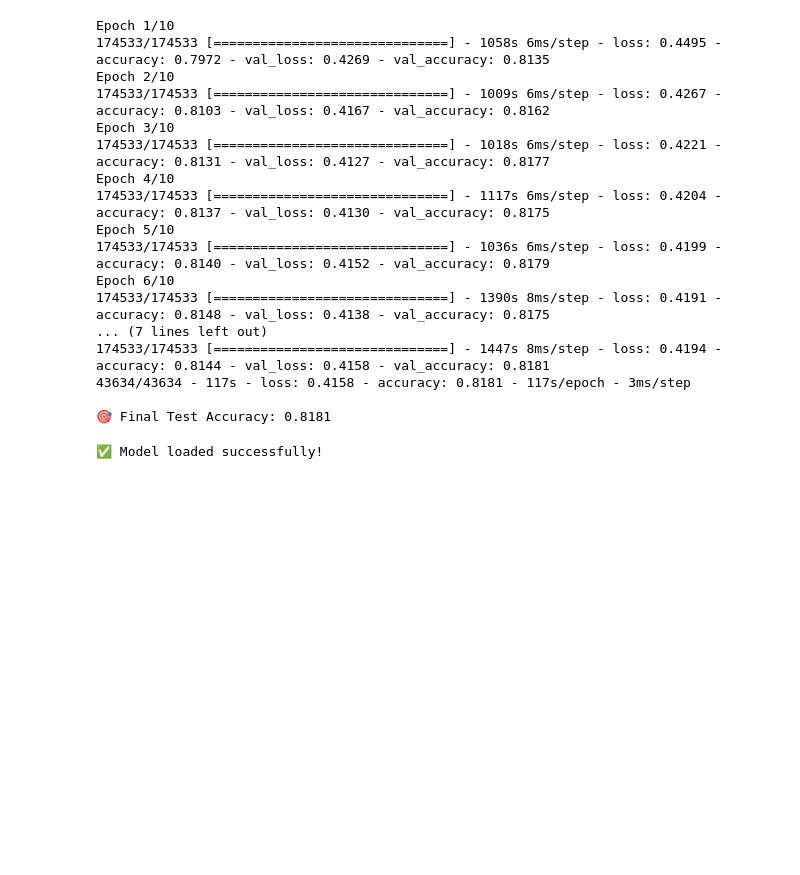
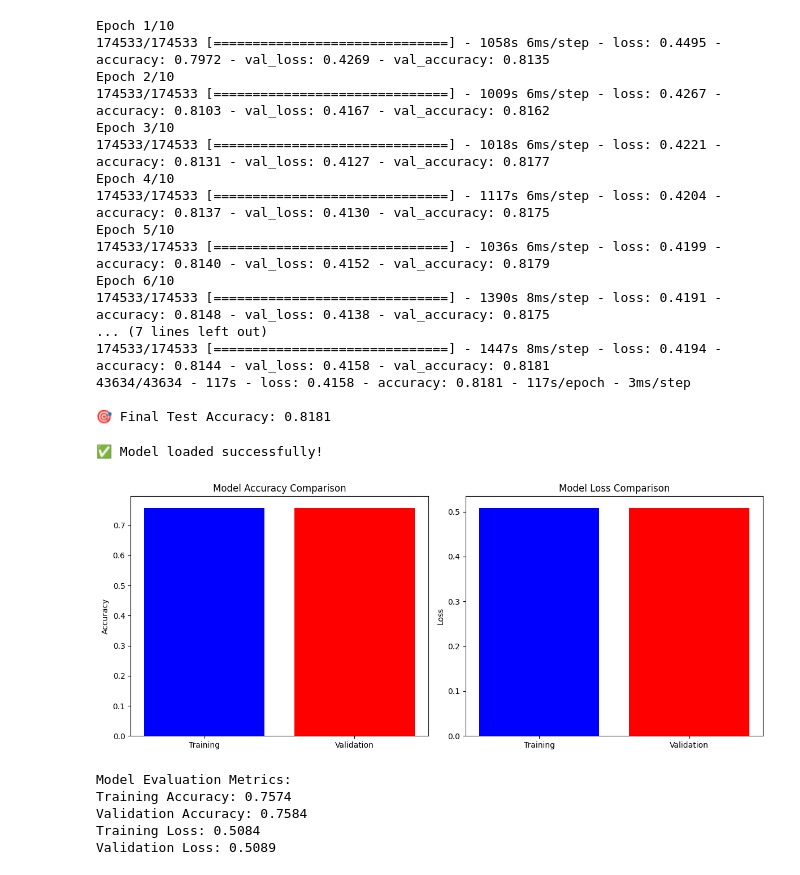
Before and after one commit to saipraneethamvudutha/High-Energy-Particle-Detection-and-Classification, a Jupyter notebook: CNN_1.ipynb, the cells around one changed output. Cells and saved outputs as stored; diff of their text form; code cells hidden in the pictures; blank space fills up the shorter version.

```diff
--- a/CNN_1.ipynb
+++ b/CNN_1.ipynb
@@ -199,3 +354,80 @@ new_model = tf.keras.models.load_model("particle_cnn_model.h5")
 print("✅ Model loaded successfully!")
 # %% [output]
 ✅ Model loaded successfully!
+# %%
+import matplotlib.pyplot as plt
+import tensorflow as tf
+import numpy as np
+
+def extract_metrics_from_model(model, train_ds, val_ds):
+    """
+    Extract training and validation metrics from an already trained model.
+
+    Parameters:
+    model: Trained Keras model
+    train_ds: Training dataset
+    val_ds: Validation dataset
+
+    Returns:
+    Dictionary of metrics
+    """
+    # Evaluate on training and validation datasets
+    train_metrics = model.evaluate(train_ds, verbose=0)
+    val_metrics = model.evaluate(val_ds, verbose=0)
+
+    # Create a dictionary to store metrics
+    metrics = {
+        'train_loss': train_metrics[0],
+        'train_accuracy': train_metrics[1],
+        'val_loss': val_metrics[0],
+        'val_accuracy': val_metrics[1]
+    }
+
+    return metrics
+
+# Extract metrics
+metrics = extract_metrics_from_model(model, train_ds, val_ds)
+
+def plot_metrics_comparison(metrics):
+    """
+    Create a visualization comparing training and validation metrics.
+
+    Parameters:
+    metrics: Dictionary of metrics
+    """
+    # Create a figure with two subplots
+    fig, (ax1, ax2) = plt.subplots(1, 2, figsize=(12, 5))
+
+    # Accuracy Bar Plot
+    ax1.bar(['Training', 'Validation'],
+            [metrics['train_accuracy'], metrics['val_accuracy']],
+            color=['blue', 'red'])
+    ax1.set_title('Model Accuracy Comparison')
+    ax1.set_ylabel('Accuracy')
+
+    # Loss Bar Plot
+    ax2.bar(['Training', 'Validation'],
+            [metrics['train_loss'], metrics['val_loss']],
+            color=['blue', 'red'])
+    ax2.set_title('Model Loss Comparison')
+    ax2.set_ylabel('Loss')
+
+    plt.tight_layout()
+    plt.show()
+
+# Plot the metrics
+plot_metrics_comparison(metrics)
+
+# Print out the metrics
+print("\nModel Evaluation Metrics:")
+print(f"Training Accuracy: {metrics['train_accuracy']:.4f}")
+print(f"Validation Accuracy: {metrics['val_accuracy']:.4f}")
+print(f"Training Loss: {metrics['train_loss']:.4f}")
+print(f"Validation Loss: {metrics['val_loss']:.4f}")
+# %% [output]
+[figure, added]
+Model Evaluation Metrics:
+Training Accuracy: 0.7574
+Validation Accuracy: 0.7584
+Training Loss: 0.5084
+Validation Loss: 0.5089
```
Also changed, not shown: parts of 4 cells of this notebook.
